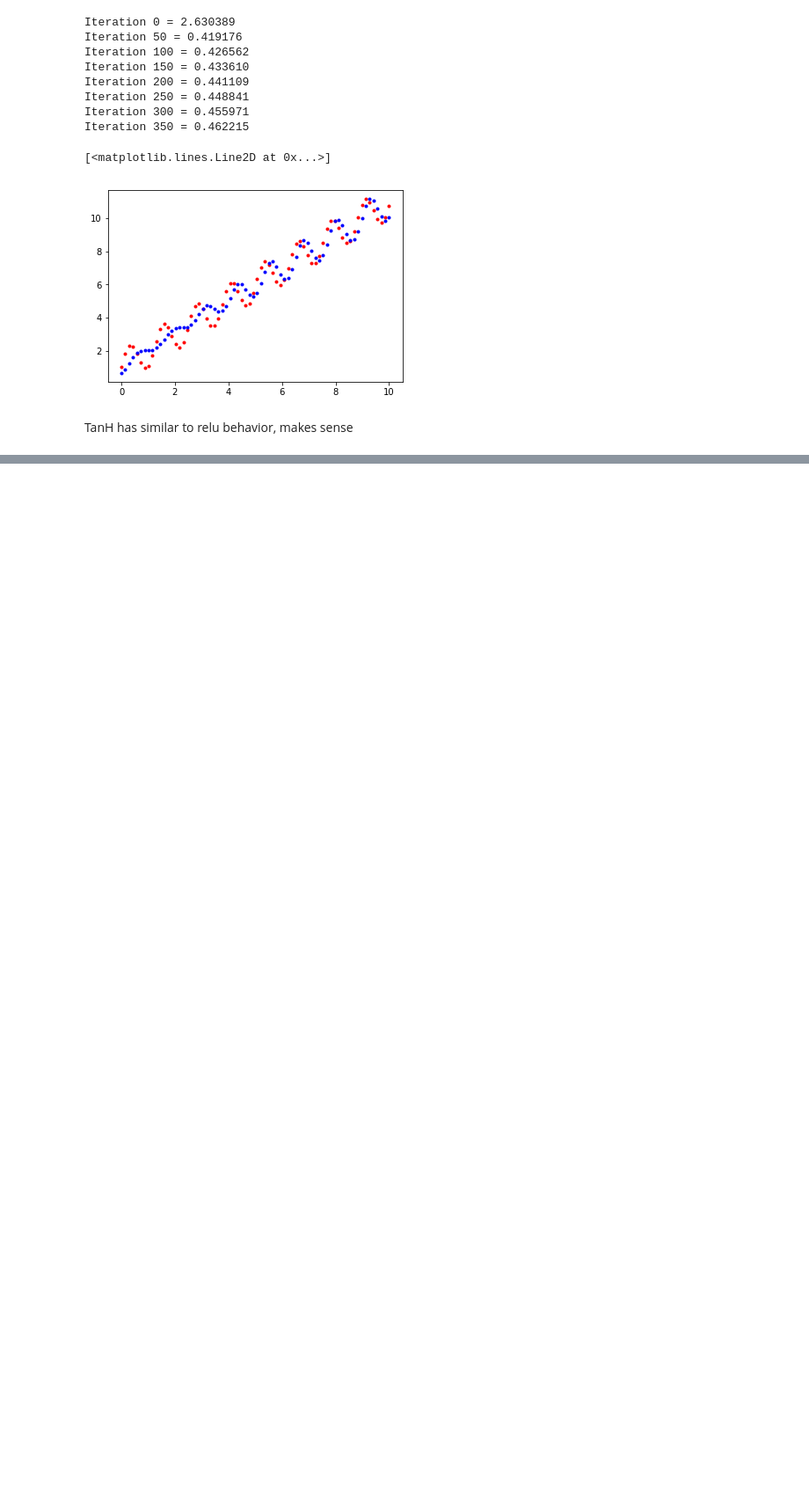
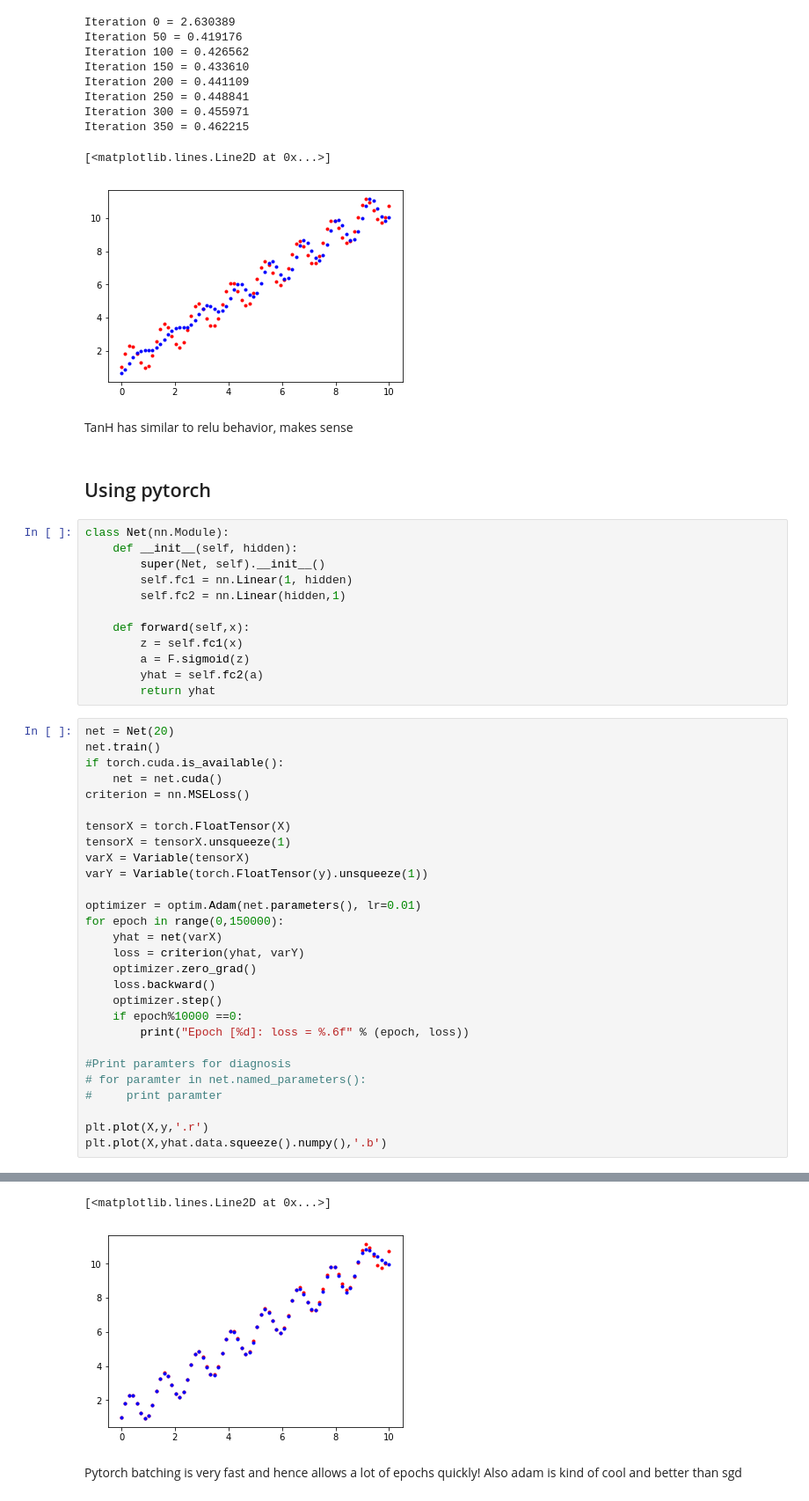
Before and after one commit to gursimar/dl-torch, a Jupyter notebook: Basic neural network.ipynb, the cells around one changed output, grey strips where cells are left out. Shown at 88% size. Cells and saved outputs as stored; diff of their text form; blank space fills up the shorter version.

Commit message:
Added implementation for pytorch used the batching

```diff
--- a/Basic neural network.ipynb
+++ b/Basic neural network.ipynb
@@ -318,3 +323,46 @@ Iteration 350 = 0.462215
 [figure]
 # %% [markdown]
 TanH has similar to relu behavior, makes sense
+# %% [markdown]
+## Using pytorch
+# %%
+class Net(nn.Module):
+    def __init__(self, hidden):
+        super(Net, self).__init__()
+        self.fc1 = nn.Linear(1, hidden)
+        self.fc2 = nn.Linear(hidden,1)
+
+    def forward(self,x):
+        z = self.fc1(x)
+        a = F.sigmoid(z)
+        yhat = self.fc2(a)
+        return yhat
+# %%
+net = Net(20)
+net.train()
+if torch.cuda.is_available():
+    net = net.cuda()
+criterion = nn.MSELoss()
+
+tensorX = torch.FloatTensor(X)
+tensorX = tensorX.unsqueeze(1)
+varX = Variable(tensorX)
+varY = Variable(torch.FloatTensor(y).unsqueeze(1))
+
+optimizer = optim.Adam(net.parameters(), lr=0.01)
+for epoch in range(0,150000):
+    yhat = net(varX)
+    loss = criterion(yhat, varY)
+    optimizer.zero_grad()
+    loss.backward()
+    optimizer.step()
+    if epoch%10000 ==0:
+        print("Epoch [%d]: loss = %.6f" % (epoch, loss))
+
+#Print paramters for diagnosis
+# for paramter in net.named_parameters():
+#     print paramter
+
+plt.plot(X,y,'.r')
+plt.plot(X,yhat.data.squeeze().numpy(),'.b')
+# %% [output]
@@ -320,0 +384,5 @@ TanH has similar to relu behavior, makes sense
+[<matplotlib.lines.Line2D at 0x...>]
+[figure, added]
+# %% [markdown]
+Pytorch batching is very fast and hence allows a lot of epochs quickly!
+Also adam is kind of cool and better than sgd
```
Also changed, not shown: parts of 2 cells of this notebook.
